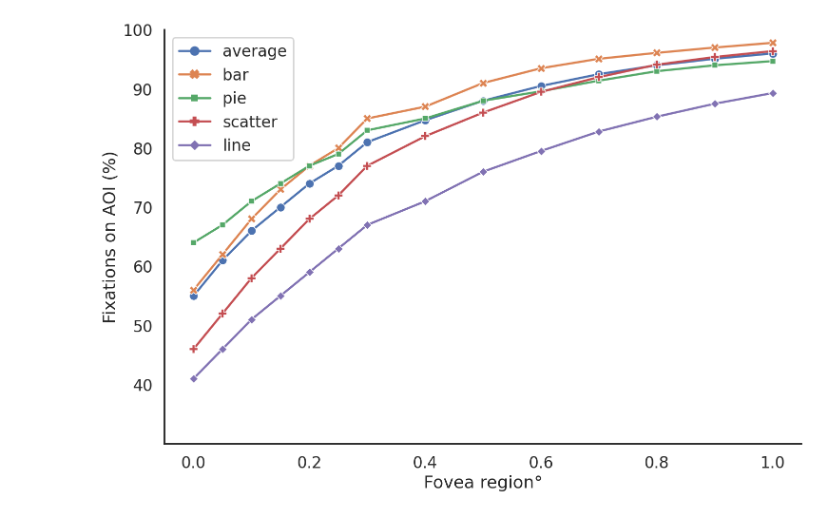
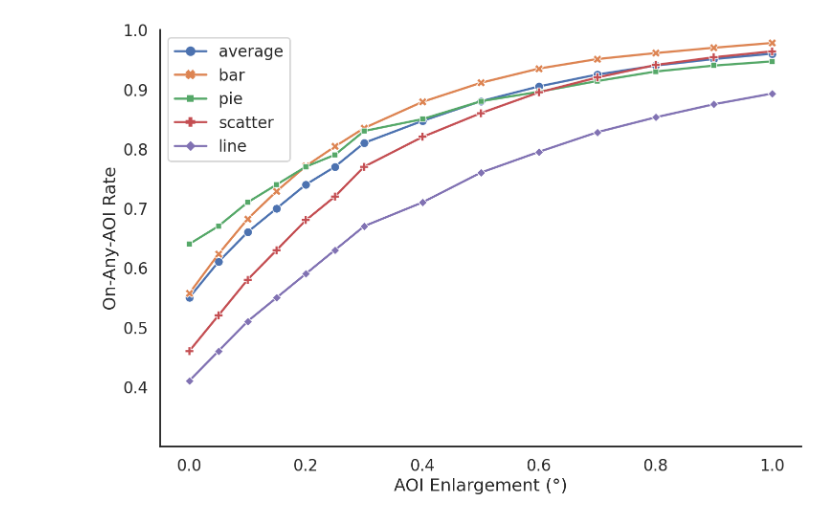
Before and after one commit to MarcWong/GazeUncertainty, a Jupyter notebook: VisQA+/Analysis/AOI/plot.ipynb, the cells around one changed output. Saved outputs shown, nothing was run; the diff lists cells and outputs as text; code cells hidden in the pictures.

Commit message:
feat: update figures

```diff
--- a/VisQA+/Analysis/AOI/plot.ipynb
+++ b/VisQA+/Analysis/AOI/plot.ipynb
@@ -8,39 +8,39 @@ import seaborn as sns
 # %%
 sns.set_theme(style="white",context="talk")
 
 # Set up the matplotlib figure
 f, (ax1) = plt.subplots(1, 1, figsize=(12, 8) , dpi=144)
 
 # Generate some sequential data
-y1 = np.array([55, 61, 66, 70, 74, 77, 81, 84.7, 88,
-               90.5, 92.5, 94, 95.1, 96])
-bar1 = np.array([55.7, 62.3, 68.2, 72.9, 77.1, 80.4, 83.5, 87.9, 91.1,
-                93.5, 95.1, 96.1, 97.0, 97.8])
-pie1 = np.array([64, 67, 71, 74, 77, 79, 83, 85, 88,
-                89.6, 91.4, 93.0, 94.0, 94.7])
-scatter1 = np.array([46, 52, 58, 63, 68, 72, 77, 82, 86,
-                    89.5, 92, 94.1, 95.4, 96.4])
-line1 = np.array([41, 46, 51, 55, 59, 63, 67, 71, 76,
-                 79.5, 82.8, 85.3, 87.5, 89.3])
+y1 = np.array([.55, .61, .66, .70, .74, .77, .81, .847, .88,
+               .905, .925, .94, .951, .96])
+bar1 = np.array([.557, .623, .682, .729, .771, .804, .835, .879, .911,
+                .935, .951, .961, .970, .978])
+pie1 = np.array([.64, .67, .71, .74, .77, .79, .83, .85, .88,
+                .896, .914, .93, .94, .947])
+scatter1 = np.array([.46, .52, .58, .63, .68, .72, .77, .82, .86,
+                    .895, .92, .941, .954, .964])
+line1 = np.array([.41, .46, .51, .55, .59, .63, .67, .71, .76,
+                 .795, .828, .853, .875, .893])
 x1 = np.array([0, 0.05, 0.1, 0.15, 0.2, 0.25, 0.3, 0.4, 0.5,
                0.6, 0.7, 0.8, 0.9, 1.0])
 
 data=pd.DataFrame(index=x1, data={'average':y1, 'bar': bar1, 'pie': pie1, 'scatter': scatter1, 'line': line1})
 
 
 sns.lineplot(data=data, ax=ax1, markers=True, dashes=False)
-ax1.set(ylim=(30, 100))
+ax1.set(ylim=(0.3, 1.0))
 #ax1.set(xlim=(0, 10))
 #ax1.xaxis.set_major_locator(ticker.MultipleLocator(2))
-ax1.set_xlabel("Fovea region°")
-ax1.set_ylabel("Fixations on AOI (%)")
+ax1.set_xlabel("AOI Enlargement (°)")
+ax1.set_ylabel("On-Any-AOI Rate")
 
 # Finalize the plot
 sns.despine()
-plt.setp(f.axes, yticks=[40, 50, 60, 70, 80, 90, 100])
+plt.setp(f.axes, yticks=[0.4, 0.5, 0.6, 0.7, 0.8, 0.9, 1.0])
 #plt.tight_layout(h_pad=2)
 
 
-f.savefig('FixationCoverage.png')
+f.savefig('FixationCoverage.pdf')
 # %% [output]
-[figure, old version]
+[figure, new version]
```
Also changed, not shown: 7 other files.
